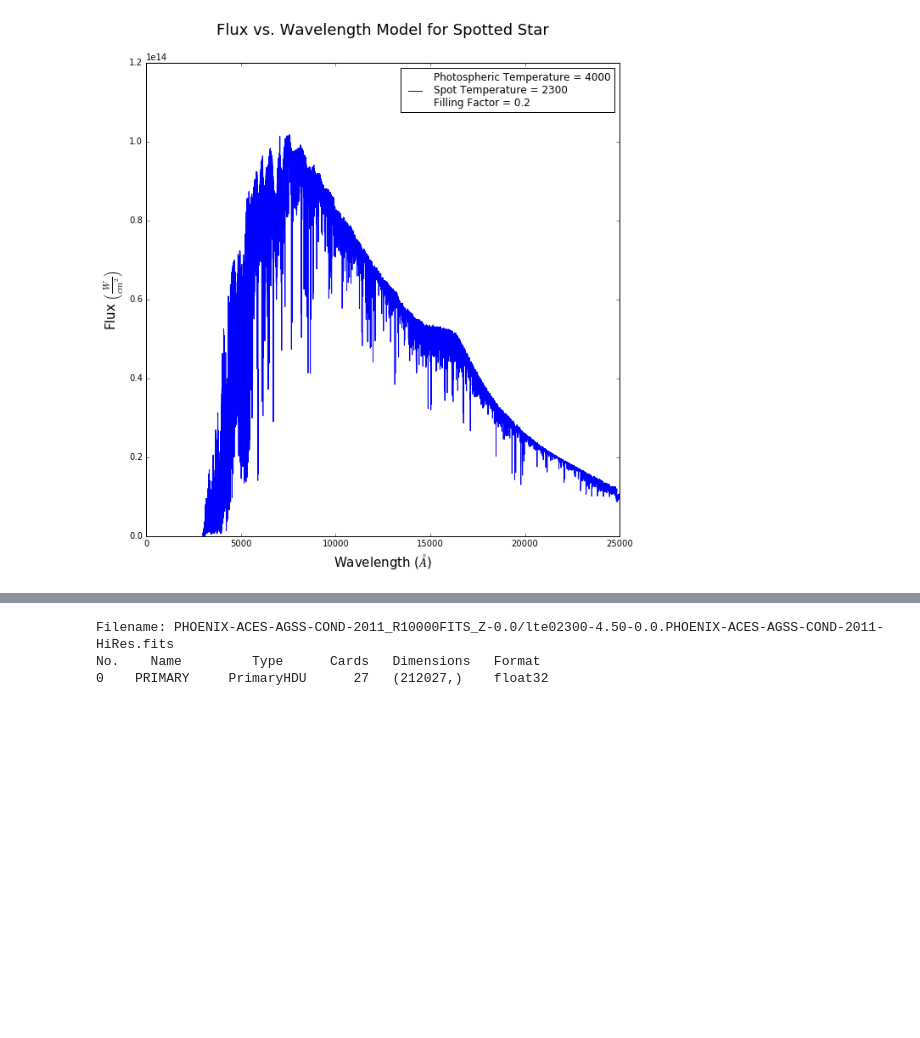
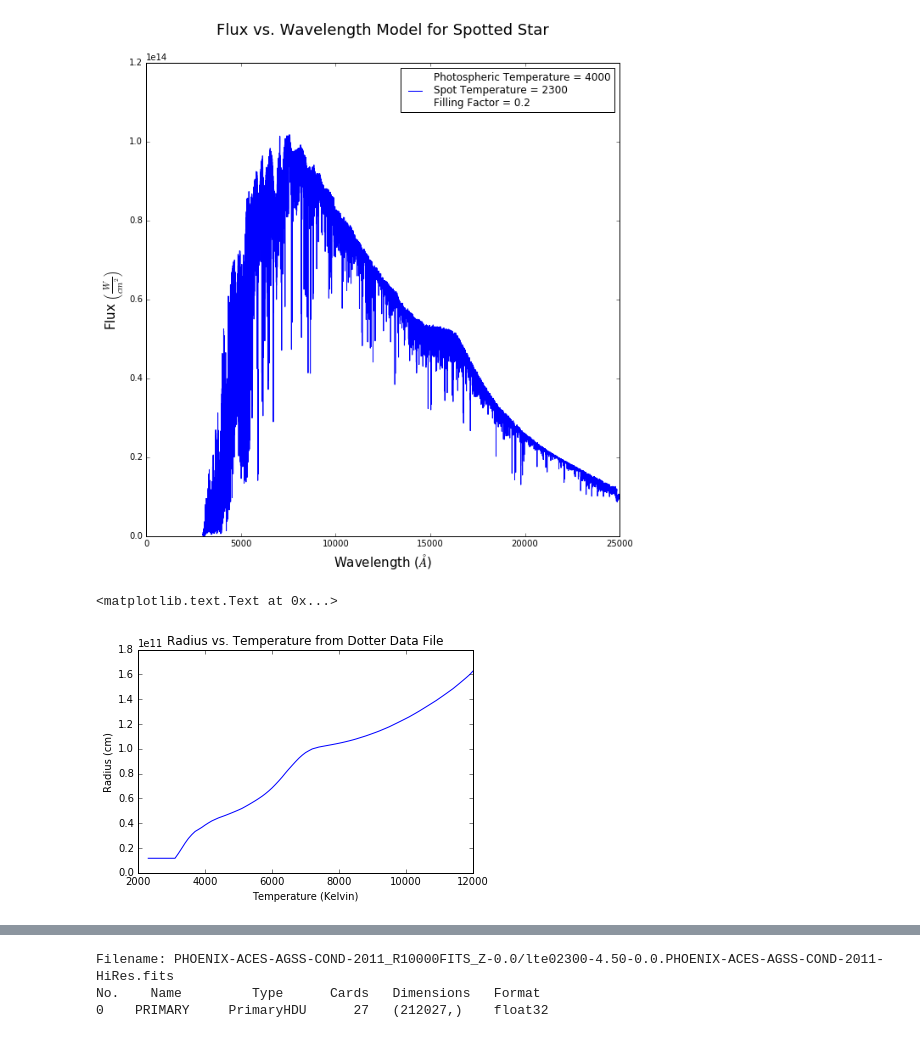
Before and after one commit to jradavenport/spot-colors, a Jupyter notebook: starspot-initial.ipynb, the cells around one changed output, grey strips where cells are left out. Saved outputs shown, nothing was run; the diff lists cells and outputs as text; code cells hidden in the pictures; blank space fills up the shorter version.

Commit message:
Final push from me, contains all python notebooks and file with functions. Let me know if you have questions.

```diff
--- a/starspot-initial.ipynb
+++ b/starspot-initial.ipynb
@@ -86,3 +89,49 @@ plt.ylabel(r'Flux $\left(\frac{W}{cm^2}\right)$',fontsize=15)
 plt.savefig('spotfig.png')
 # %% [output]
 [figure]
+# %%
+#Creating a method of finding stellar radius based on the input temperature from the Dotter Data. Note stellar age = log(8.1)
+#Problem may occur however when reordering the data into ascending temperatures/radii. Data needs to be ascending for np.interp,
+#but right now 'Temperatures' and 'Radii' data are not read as pairs, how to make a tuple of Temp/Radii?
+#  ^^^ Above problems solved! ^^^
+
+DotterData = open('models/Dotter_2014_isochrones','r')        #Opening the Dotter Data file and creating a readable table
+names = DotterData.readline().split
+DotterData.close()
+DotterData = pd.read_table('models/Dotter_2014_isochrones', sep=r'\s+', engine='python')
+
+
+DotterData['logAge']                                              #Look at the list of logAge data
+Age_idx = np.where(DotterData['logAge']==8.1)                       #Create an index for the data where logAge = 8.1
+TempData = 10**DotterData['logTeff'].values[Age_idx]              #Create array of temperature data, on absolute scale
+RadData = 69.63*(10**9)*10**DotterData['logR_Ro'].values[Age_idx] #Create an array of radius data, on absolute scale, no ratio
+Data = list(zip(TempData,RadData))                                #Combine the temp and rad data into a tuple array so temp and rad
+                                                                  #don't become miss-ordered
+def getKey(item):
+    return item[0]
+SortedData = sorted(Data, key=getKey)                         #Sort the tuple array by ascending temperature
+
+del SortedData[12]                                            #Remove the red giant data point
+
+Temperaturesx = np.arange(2300,12100,100).tolist()            #Creating final lists for calculations
+StrTemperaturesx = [str(i) for i in Temperaturesx]
+
+Radiiy = np.interp(Temperaturesx,[i[0] for i in SortedData], [i[1] for i in SortedData])
+
+
+
+plt.plot(Temperaturesx, Radiiy)
+plt.title('Radius vs. Temperature from Dotter Data File')
+plt.xlabel('Temperature (Kelvin)')
+plt.ylabel('Radius (cm)')
+
+#----Now the temperature vs radius data is in a smooth curve with correct units (Kelvin, cm) :D
+#----for the upcoming flux conversion. <3 <3
+
+
+
+#CONSIDER CREATING A FUNCTION OUT OF THIS CELL IN HELP FILE
+#Could maybe use some variable cleanup later
+# %% [output]
+<matplotlib.text.Text at 0x...>
+[figure, added]
```
Also changed, not shown: parts of 13 cells of this notebook, 5 other files.
